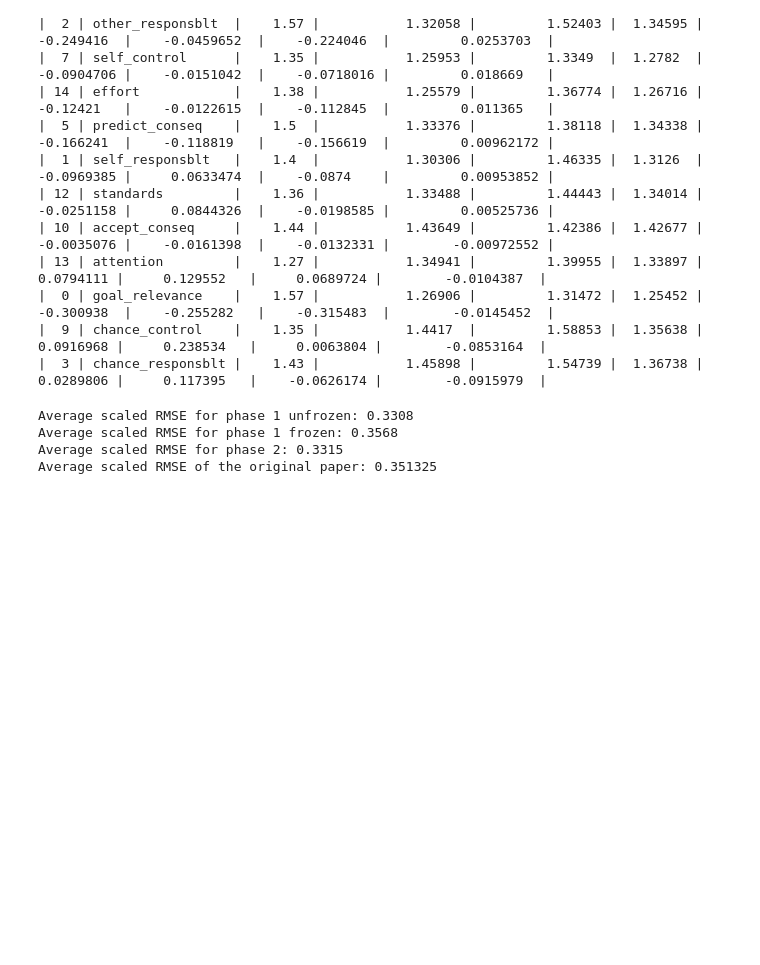
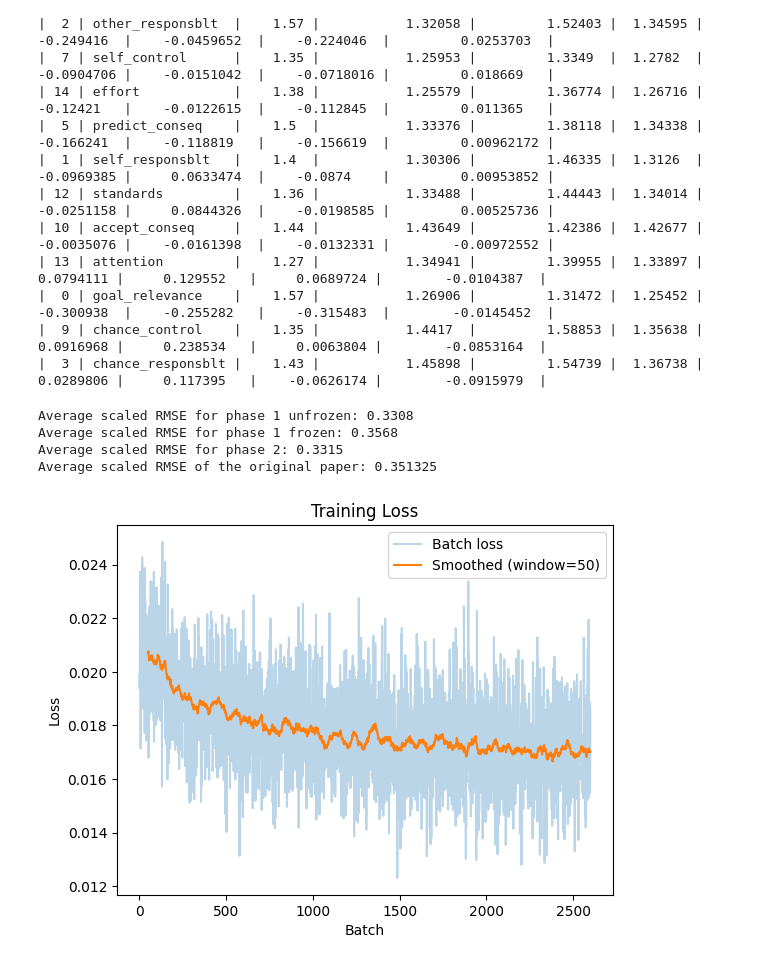
Before and after one commit to sooyeon-l/nlp-appraisal, a Jupyter notebook: notebooks/04_results_analysis.ipynb, the cells around one changed output. Drawn from its saved outputs; the diff is of its cells as text; code cells hidden in the pictures; blank space fills up the shorter version.

```diff
--- a/notebooks/04_results_analysis.ipynb
+++ b/notebooks/04_results_analysis.ipynb
@@ -260,7 +260,7 @@ Average scaled RMSE of the original paper: 0.351325
 import matplotlib.pyplot as plt
 
 def plot_loss_record(phase_name):
-    loss_record = pd.read_csv(REPO_ROOT + f'/outputs/batch_losses_{phase_name}.csv')
+    loss_record = pd.read_csv(os.path.join(REPO_ROOT, f'outputs/batch_losses_{phase_name}.csv'))['batch_loss'].values
 
     plt.plot(loss_record, alpha=0.3, label='Batch loss')
 
@@ -272,3 +272,7 @@ def plot_loss_record(phase_name):
     plt.title('Training Loss')
     plt.legend()
     plt.show()
+# %%
+plot_loss_record('phase1')
+# %% [output]
+[figure, added]
```
Also changed, not shown: parts of 4 cells of this notebook, 4 other files.
